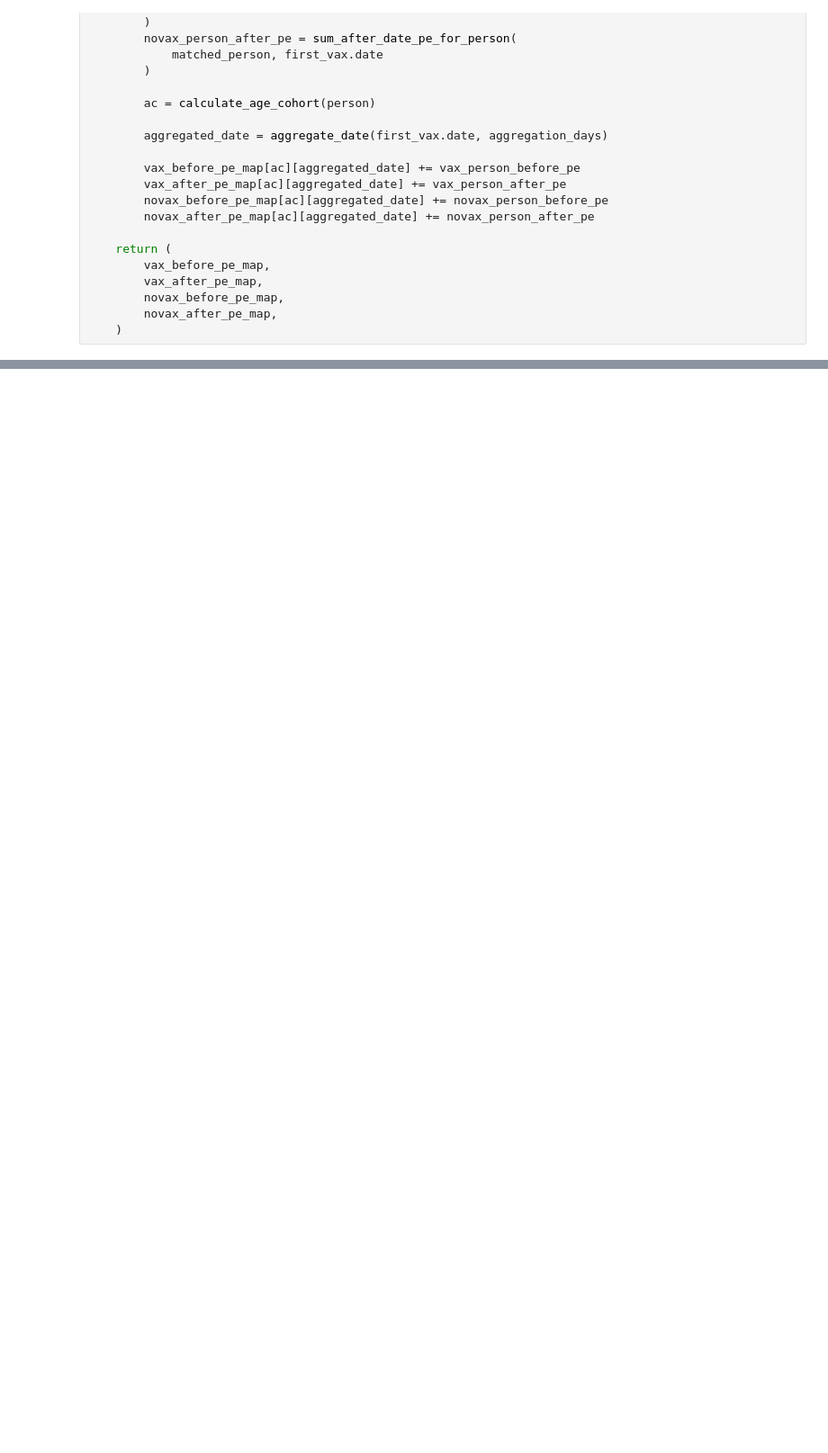
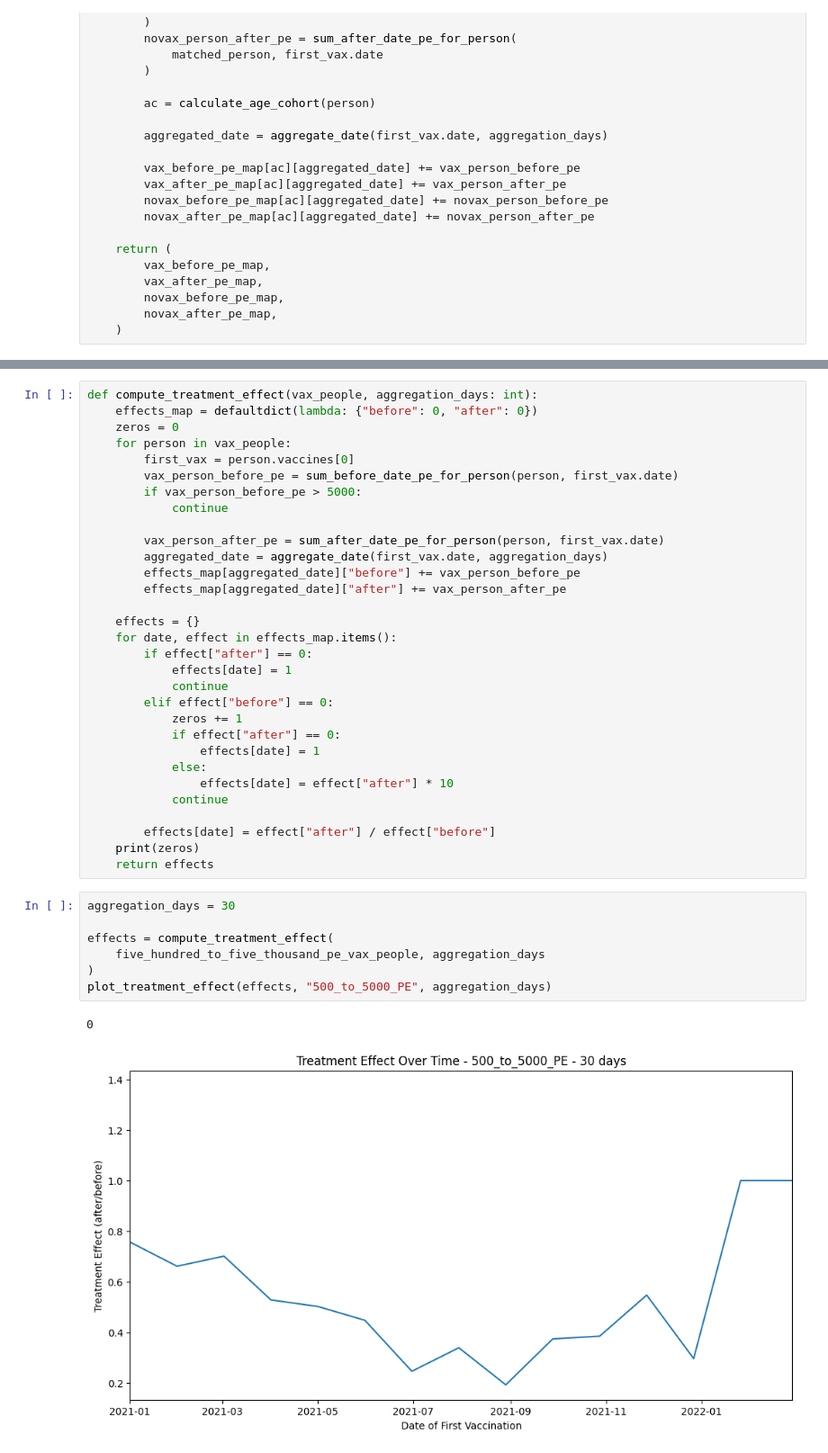
Before and after one commit to ROGR3/ARCHA21-DATACON, a Jupyter notebook: matching_analysis.ipynb, the cells around one changed output, grey strips where cells are left out. Shown at 90% size. Drawn from its saved outputs; the diff is of its cells as text; blank space fills up the shorter version.

```diff
--- a/matching_analysis.ipynb
+++ b/matching_analysis.ipynb
@@ -543,0 +626,41 @@ def get_vax_dates_distribution(
+# %%
+def compute_treatment_effect(vax_people, aggregation_days: int):
+    effects_map = defaultdict(lambda: {"before": 0, "after": 0})
+    zeros = 0
+    for person in vax_people:
+        first_vax = person.vaccines[0]
+        vax_person_before_pe = sum_before_date_pe_for_person(person, first_vax.date)
+        if vax_person_before_pe > 5000:
+            continue
+
+        vax_person_after_pe = sum_after_date_pe_for_person(person, first_vax.date)
+        aggregated_date = aggregate_date(first_vax.date, aggregation_days)
+        effects_map[aggregated_date]["before"] += vax_person_before_pe
+        effects_map[aggregated_date]["after"] += vax_person_after_pe
+
+    effects = {}
+    for date, effect in effects_map.items():
+        if effect["after"] == 0:
+            effects[date] = 1
+            continue
+        elif effect["before"] == 0:
+            zeros += 1
+            if effect["after"] == 0:
+                effects[date] = 1
+            else:
+                effects[date] = effect["after"] * 10
+            continue
+
+        effects[date] = effect["after"] / effect["before"]
+    print(zeros)
+    return effects
+# %%
+aggregation_days = 30
+
+effects = compute_treatment_effect(
+    five_hundred_to_five_thousand_pe_vax_people, aggregation_days
+)
+plot_treatment_effect(effects, "500_to_5000_PE", aggregation_days)
+# %% [output]
+0
+[figure, added]
```
Also changed, not shown: parts of 11 cells of this notebook, 23 other files.
